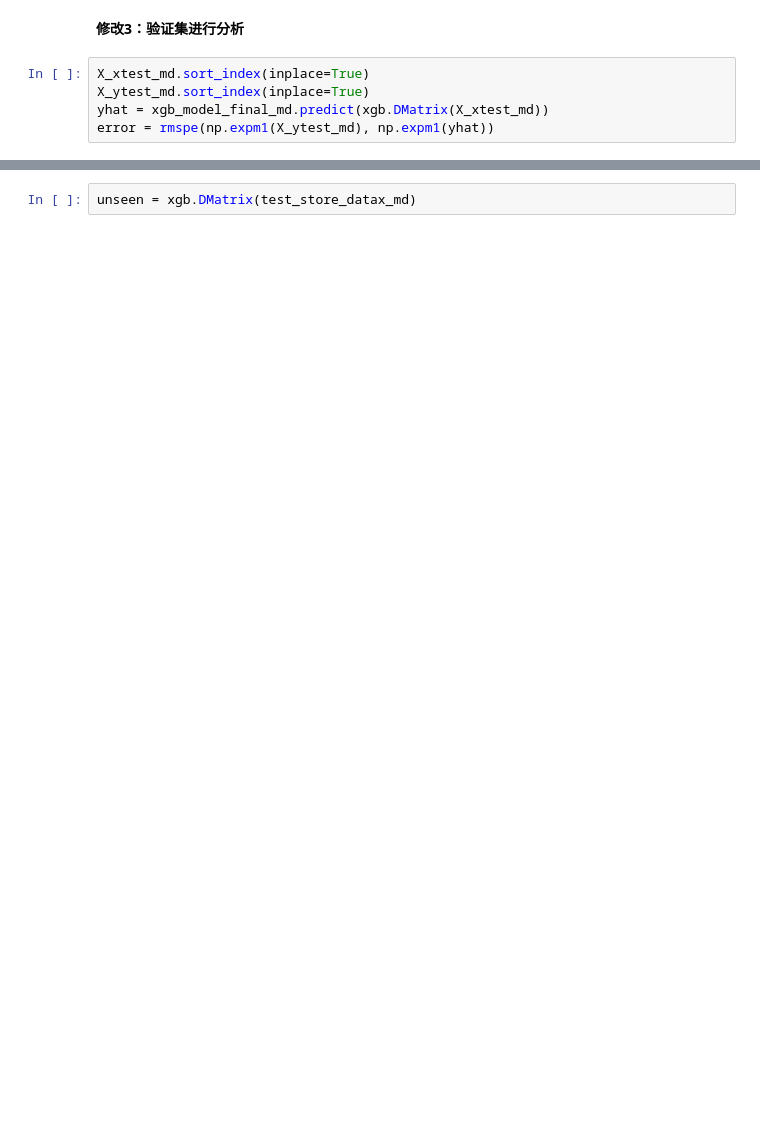
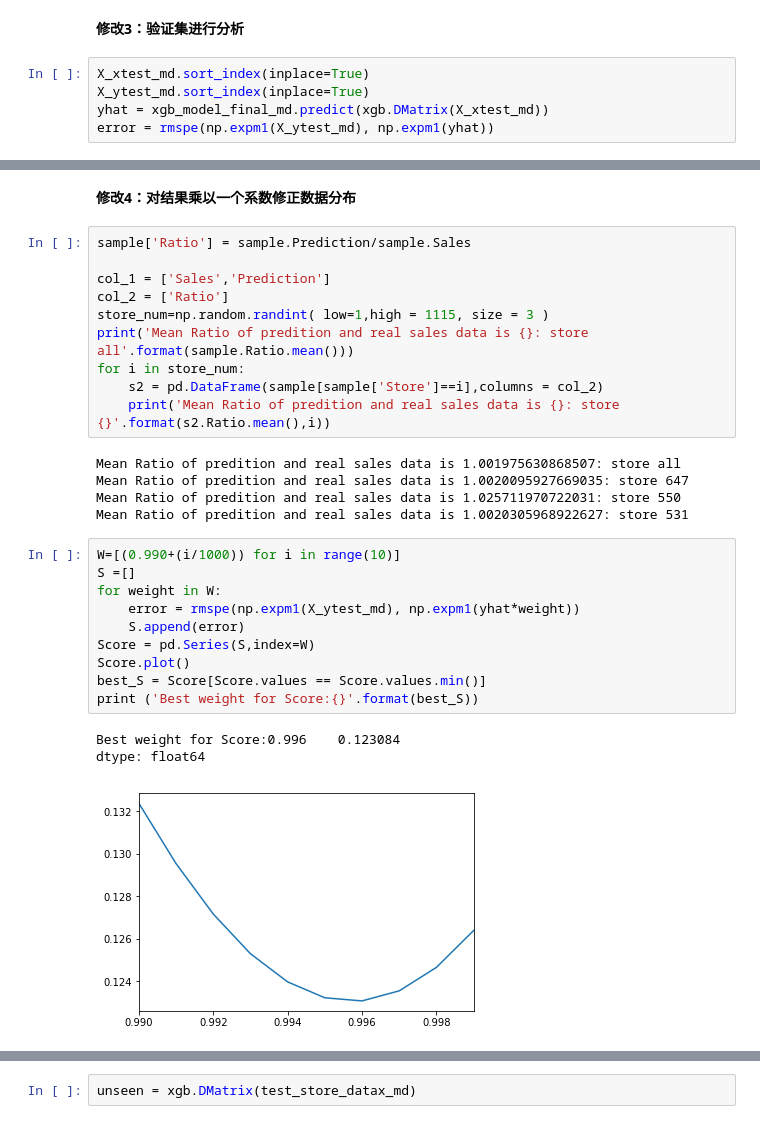
Before and after one commit to DnYee/Rossmann_capstone_project, a Jupyter notebook: Rossmann.ipynb, the cells around one changed output, grey strips where cells are left out. Drawn from its saved outputs; the diff is of its cells as text; blank space fills up the shorter version.

```diff
--- a/Rossmann.ipynb
+++ b/Rossmann.ipynb
@@ -846,2 +844,33 @@ s.plot(title = 'Comparation of predition and real sales data: store {}'.format(2
+# %% [markdown]
+**修改4：对结果乘以一个系数修正数据分布**
+# %%
+sample['Ratio'] = sample.Prediction/sample.Sales
+
+col_1 = ['Sales','Prediction']
+col_2 = ['Ratio']
+store_num=np.random.randint( low=1,high = 1115, size = 3 )
+print('Mean Ratio of predition and real sales data is {}: store all'.format(sample.Ratio.mean()))
+for i in store_num:
+    s2 = pd.DataFrame(sample[sample['Store']==i],columns = col_2)
+    print('Mean Ratio of predition and real sales data is {}: store {}'.format(s2.Ratio.mean(),i))
+# %% [output]
+Mean Ratio of predition and real sales data is 1.001975630868507: store all
+Mean Ratio of predition and real sales data is 1.0020095927669035: store 647
+Mean Ratio of predition and real sales data is 1.025711970722031: store 550
+Mean Ratio of predition and real sales data is 1.0020305968922627: store 531
+# %%
+W=[(0.990+(i/1000)) for i in range(10)]
+S =[]
+for weight in W:
+    error = rmspe(np.expm1(X_ytest_md), np.expm1(yhat*weight))
+    S.append(error)
+Score = pd.Series(S,index=W)
+Score.plot()
+best_S = Score[Score.values == Score.values.min()]
+print ('Best weight for Score:{}'.format(best_S))
+# %% [output]
+Best weight for Score:0.996    0.123084
+dtype: float64
+[figure, added]
 # %%
 sample2 = pd.DataFrame(data = X_ytest_md)
```
Also changed, not shown: parts of 9 cells of this notebook, 6 other files.
